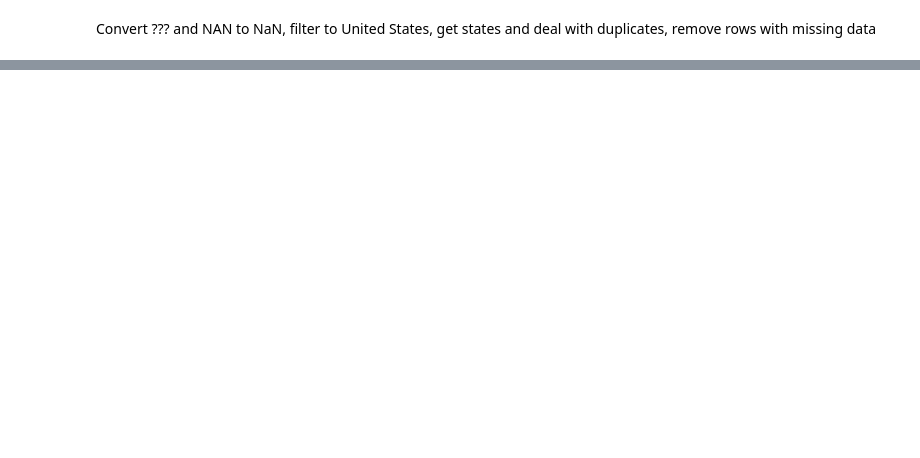
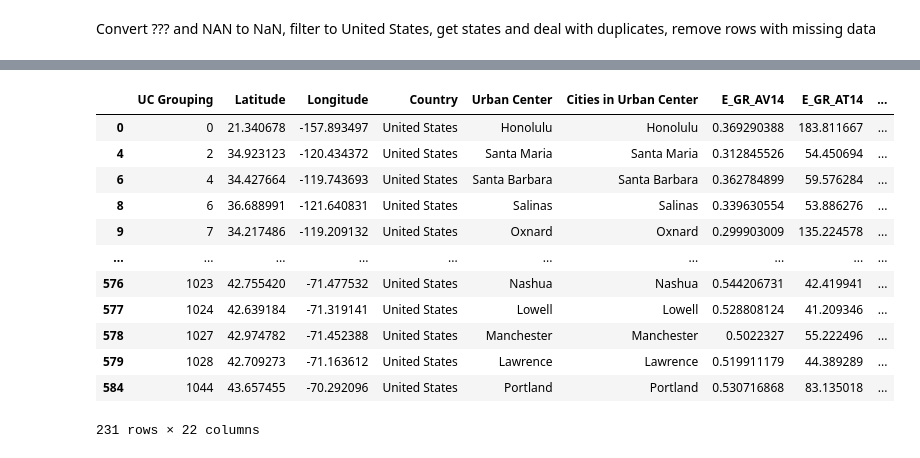
Before and after one commit to shuting2023/Natures_Rx, a Jupyter notebook: Greenspace_Data_Cleaning.ipynb, the cells around one changed output, grey strips where cells are left out. Cells and saved outputs as stored; diff of their text form; code cells hidden in the pictures; blank space fills up the shorter version.

```diff
--- a/Greenspace_Data_Cleaning.ipynb
+++ b/Greenspace_Data_Cleaning.ipynb
@@ -97,0 +95,6 @@ Convert ??? and NAN to NaN, filter to United States, get states and deal with du
+# %%
+ucgroup = df[df['Cities in Urban Center'].isin(mh_cities)]
+ucgrouplist = ucgroup.index.tolist()
+# %%
+df = df[df.index.isin(ucgrouplist)]
+df.head()
@@ -97,0 +108,23 @@ Convert ??? and NAN to NaN, filter to United States, get states and deal with du
+# %%
+states = pd.read_csv('uscities.csv')
+states.sort_values(by='population', ascending=False, inplace=True)
+states = states[['city', 'state_id', 'lat', 'lng']]
+states.rename(columns={'city': 'Urban Center', 'state_id': 'State'}, inplace=True)
+states.drop_duplicates(subset='Urban Center', keep='first', inplace=True)
+# %%
+dfj = df.join(states.set_index('Urban Center'), on='Urban Center', how='left')
+dfj
+# %% [output]
+|  | UC Grouping | Latitude | Longitude | Country | Urban Center | Cities in Urban Center | E_GR_AV14 | E_GR_AT14 | ... |
+| 0 | 0 | 21.340678 | -157.893497 | United States | Honolulu | Honolulu | 0.369290388 | 183.811667 | ... |
+| 4 | 2 | 34.923123 | -120.434372 | United States | Santa Maria | Santa Maria | 0.312845526 | 54.450694 | ... |
+| 6 | 4 | 34.427664 | -119.743693 | United States | Santa Barbara | Santa Barbara | 0.362784899 | 59.576284 | ... |
+| 8 | 6 | 36.688991 | -121.640831 | United States | Salinas | Salinas | 0.339630554 | 53.886276 | ... |
+| 9 | 7 | 34.217486 | -119.209132 | United States | Oxnard | Oxnard | 0.299903009 | 135.224578 | ... |
+| ... | ... | ... | ... | ... | ... | ... | ... | ... | ... |
+| 576 | 1023 | 42.755420 | -71.477532 | United States | Nashua | Nashua | 0.544206731 | 42.419941 | ... |
+| 577 | 1024 | 42.639184 | -71.319141 | United States | Lowell | Lowell | 0.528808124 | 41.209346 | ... |
+| 578 | 1027 | 42.974782 | -71.452388 | United States | Manchester | Manchester | 0.5022327 | 55.222496 | ... |
+| 579 | 1028 | 42.709273 | -71.163612 | United States | Lawrence | Lawrence | 0.519911179 | 44.389289 | ... |
+| 584 | 1044 | 43.657455 | -70.292096 | United States | Portland | Portland | 0.530716868 | 83.135018 | ... |
+231 rows × 22 columns
```
Also changed, not shown: parts of 19 cells of this notebook, 1 other file.
